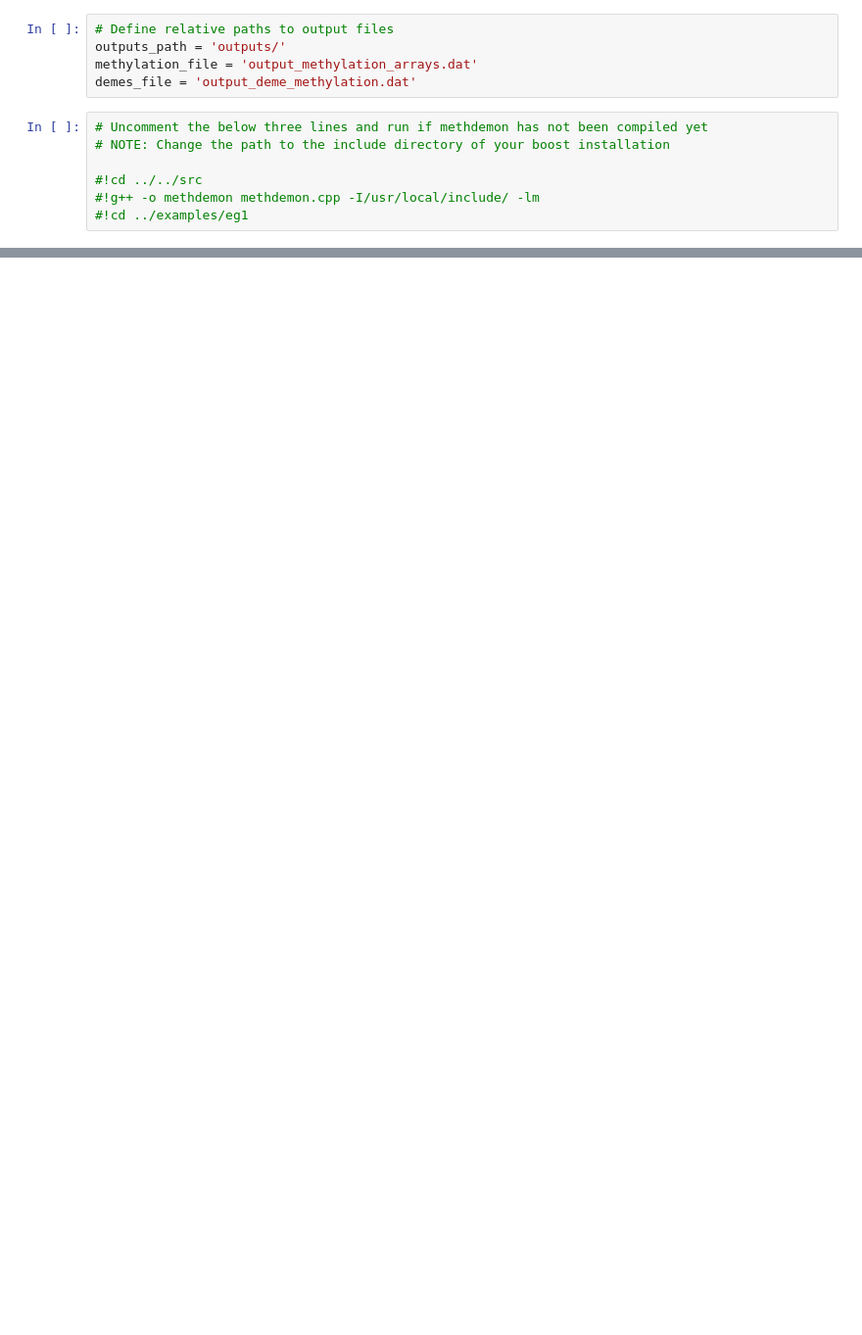
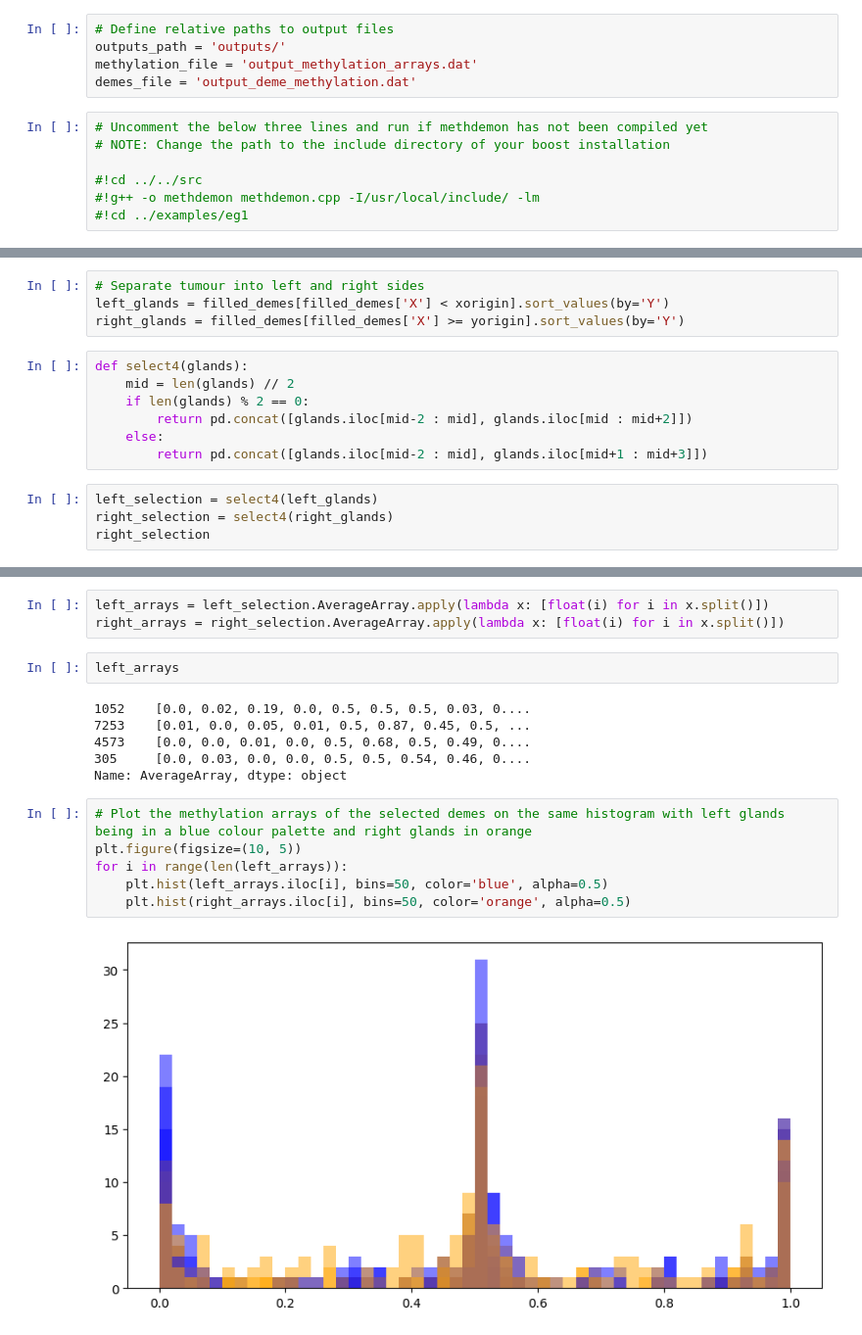
Before and after one commit to robjohnnoble/demon_model, a Jupyter notebook: examples/eg1/eg1.ipynb, the cells around one changed output, grey strips where cells are left out. Shown at 98% size. Drawn from its saved outputs; the diff is of its cells as text; blank space fills up the shorter version.

```diff
--- a/examples/eg1/eg1.ipynb
+++ b/examples/eg1/eg1.ipynb
@@ -57,0 +73,15 @@ Text(0.5, 1.0, 'Deme 538 methylation histogram')
+# %%
+# Separate tumour into left and right sides
+left_glands = filled_demes[filled_demes['X'] < xorigin].sort_values(by='Y')
+right_glands = filled_demes[filled_demes['X'] >= yorigin].sort_values(by='Y')
+# %%
+def select4(glands):
+    mid = len(glands) // 2
+    if len(glands) % 2 == 0:
+        return pd.concat([glands.iloc[mid-2 : mid], glands.iloc[mid : mid+2]])
+    else:
+        return pd.concat([glands.iloc[mid-2 : mid], glands.iloc[mid+1 : mid+3]])
+# %%
+left_selection = select4(left_glands)
+right_selection = select4(right_glands)
+right_selection
@@ -57,0 +94,19 @@ Text(0.5, 1.0, 'Deme 538 methylation histogram')
+# %%
+left_arrays = left_selection.AverageArray.apply(lambda x: [float(i) for i in x.split()])
+right_arrays = right_selection.AverageArray.apply(lambda x: [float(i) for i in x.split()])
+# %%
+left_arrays
+# %% [output]
+1052    [0.0, 0.02, 0.19, 0.0, 0.5, 0.5, 0.5, 0.03, 0....
+7253    [0.01, 0.0, 0.05, 0.01, 0.5, 0.87, 0.45, 0.5, ...
+4573    [0.0, 0.0, 0.01, 0.0, 0.5, 0.68, 0.5, 0.49, 0....
+305     [0.0, 0.03, 0.0, 0.0, 0.5, 0.5, 0.54, 0.46, 0....
+Name: AverageArray, dtype: object
+# %%
+# Plot the methylation arrays of the selected demes on the same histogram with left glands being in a blue colour palette and right glands in orange
+plt.figure(figsize=(10, 5))
+for i in range(len(left_arrays)):
+    plt.hist(left_arrays.iloc[i], bins=50, color='blue', alpha=0.5)
+    plt.hist(right_arrays.iloc[i], bins=50, color='orange', alpha=0.5)
+# %% [output]
+[figure, added]
```
Also changed, not shown: parts of 11 cells of this notebook, 2 other files.
